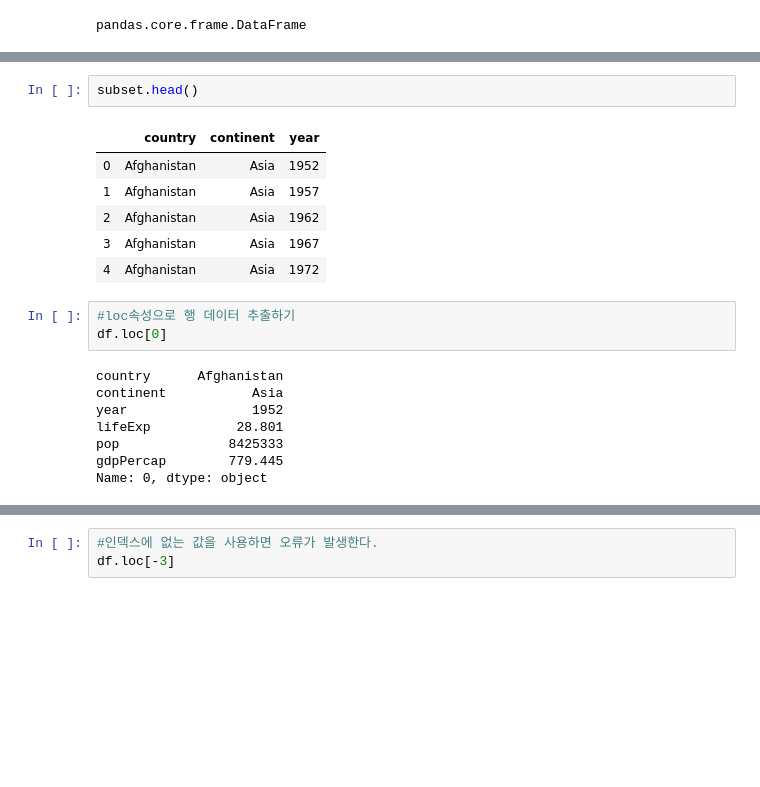
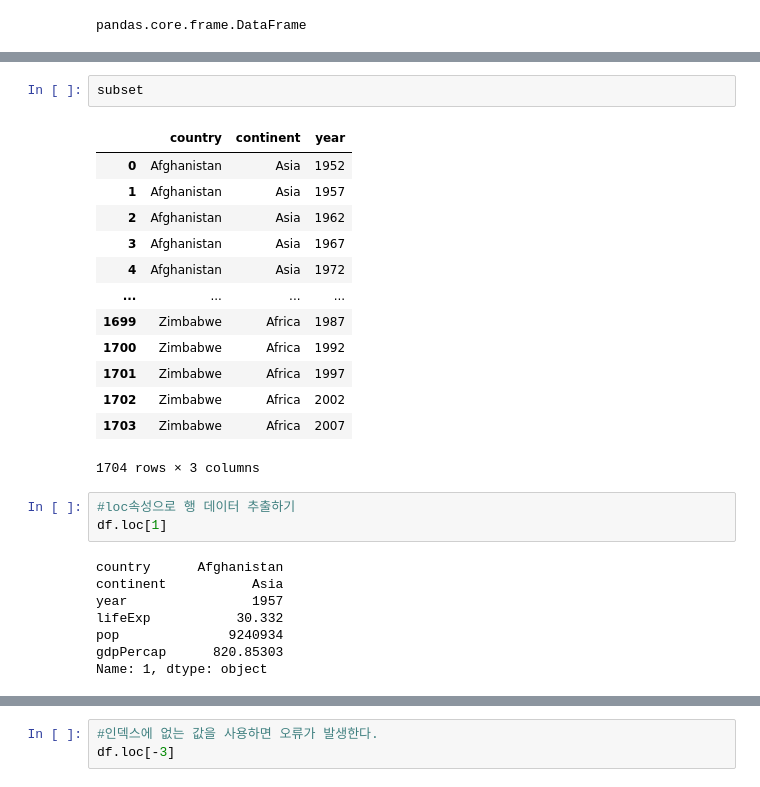
Before and after one commit to SMHWANGMS/python231212, a Jupyter notebook: Pandas_gapminder.ipynb, the cells around one changed output, grey strips where cells are left out. Saved outputs shown, nothing was run; the diff lists cells and outputs as text; blank space fills up the shorter version.

```diff
--- a/Pandas_gapminder.ipynb
+++ b/Pandas_gapminder.ipynb
@@ -49,23 +90,30 @@ pandas.core.frame.DataFrame
 # %%
-subset.head()
+subset
 # %% [output]
 |  | country | continent | year |
 | 0 | Afghanistan | Asia | 1952 |
 | 1 | Afghanistan | Asia | 1957 |
 | 2 | Afghanistan | Asia | 1962 |
 | 3 | Afghanistan | Asia | 1967 |
 | 4 | Afghanistan | Asia | 1972 |
+| ... | ... | ... | ... |
+| 1699 | Zimbabwe | Africa | 1987 |
+| 1700 | Zimbabwe | Africa | 1992 |
+| 1701 | Zimbabwe | Africa | 1997 |
+| 1702 | Zimbabwe | Africa | 2002 |
+| 1703 | Zimbabwe | Africa | 2007 |
+1704 rows × 3 columns
 # %%
 #loc속성으로 행 데이터 추출하기
-df.loc[0]
+df.loc[1]
 # %% [output]
 country      Afghanistan
 continent           Asia
-year                1952
-lifeExp           28.801
-pop              8425333
-gdpPercap        779.445
-Name: 0, dtype: object
+year                1957
+lifeExp           30.332
+pop              9240934
+gdpPercap      820.85303
+Name: 1, dtype: object
 # %%
 df.loc[99]
 # %% [output]
```
Also changed, not shown: parts of 9 cells of this notebook.
